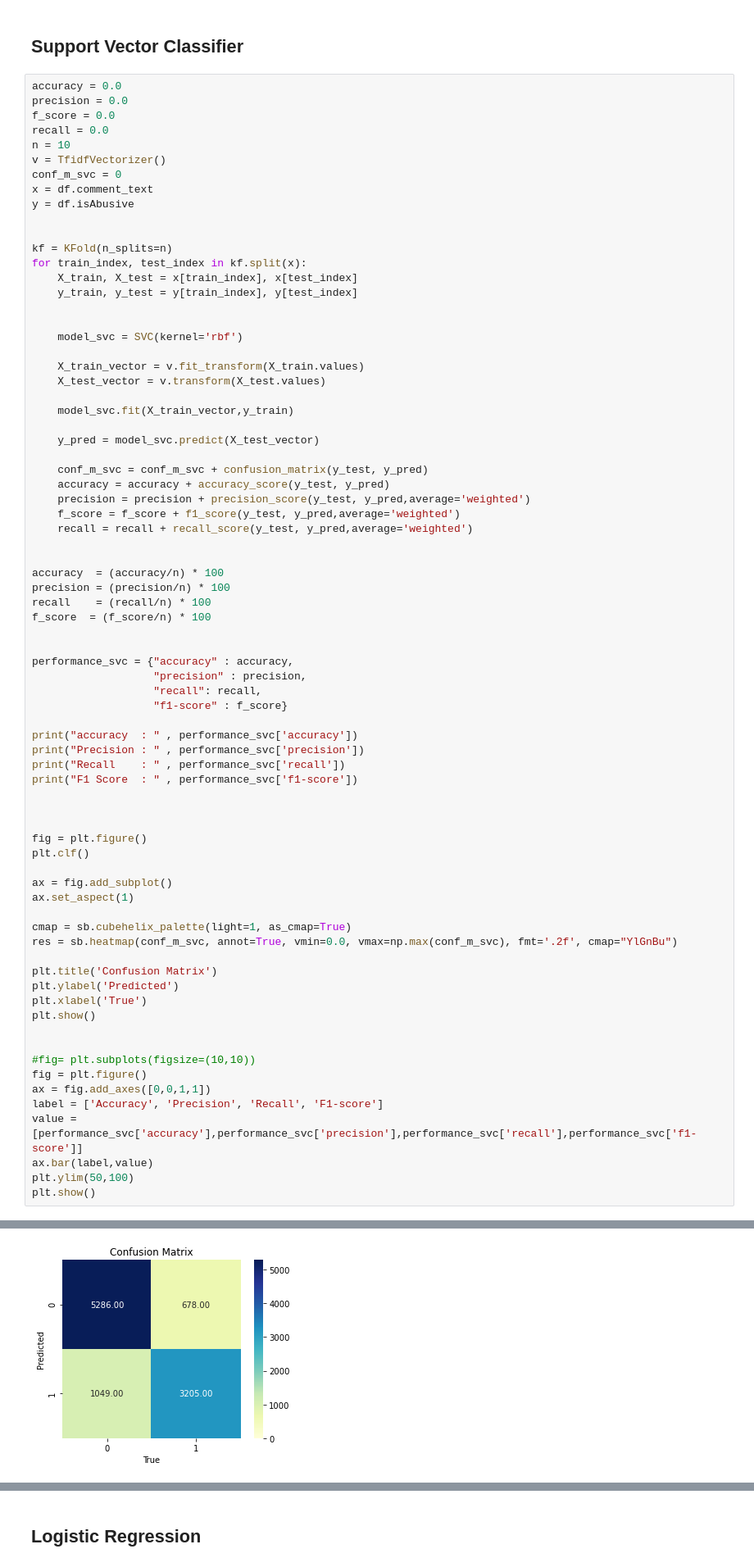
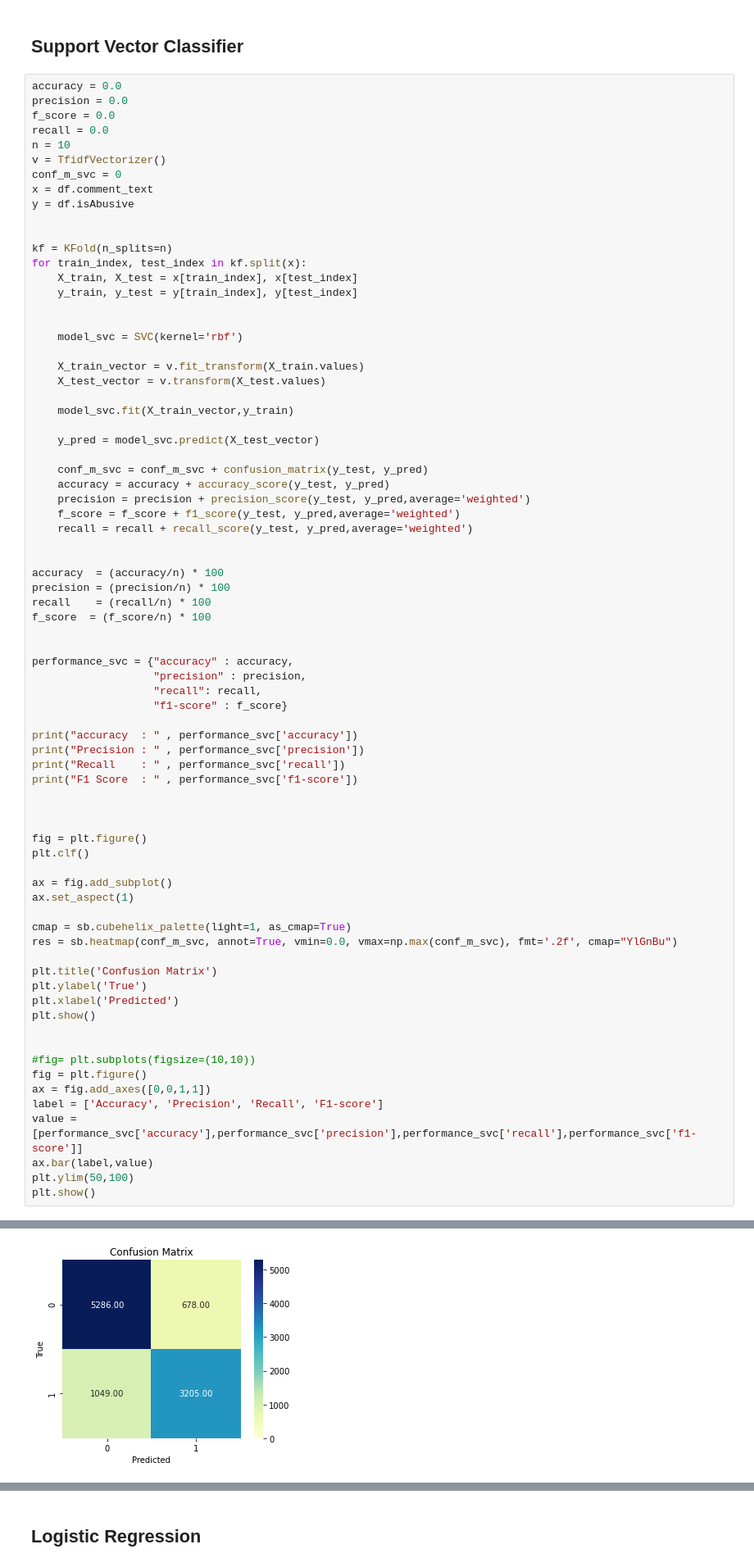
Before and after one commit to Shahriar1212/Pattern-Recognation-Project, a Jupyter notebook: pattern_project.ipynb, the cells around one changed output, grey strips where cells are left out. Shown at 82% size. Cells and saved outputs as stored; diff of their text form.

```diff
--- a/pattern_project.ipynb
+++ b/pattern_project.ipynb
@@ -102,36 +102,36 @@ print("Recall    : " , performance_svc['recall'])
 print("F1 Score  : " , performance_svc['f1-score'])
 
 
 
 fig = plt.figure()
 plt.clf()
 
 ax = fig.add_subplot()
 ax.set_aspect(1)
 
 cmap = sb.cubehelix_palette(light=1, as_cmap=True)
 res = sb.heatmap(conf_m_svc, annot=True, vmin=0.0, vmax=np.max(conf_m_svc), fmt='.2f', cmap="YlGnBu")
 
 plt.title('Confusion Matrix')
-plt.ylabel('Predicted')
-plt.xlabel('True')
+plt.ylabel('True')
+plt.xlabel('Predicted')
 plt.show()
 
 
 #fig= plt.subplots(figsize=(10,10))
 fig = plt.figure()
 ax = fig.add_axes([0,0,1,1])
 label = ['Accuracy', 'Precision', 'Recall', 'F1-score']
 value = [performance_svc['accuracy'],performance_svc['precision'],performance_svc['recall'],performance_svc['f1-score']]
 ax.bar(label,value)
 plt.ylim(50,100)
 plt.show()
 # %% [output]
 accuracy  :  83.09887662416072
 Precision :  96.77631849609021
 Recall    :  83.09887662416072
 F1 Score  :  88.99660800054106
-[figure, old version]
+[figure, new version]
 [figure]
 # %% [markdown]
 ## Logistic Regression
```
Also changed, not shown: parts of 4 cells of this notebook.
